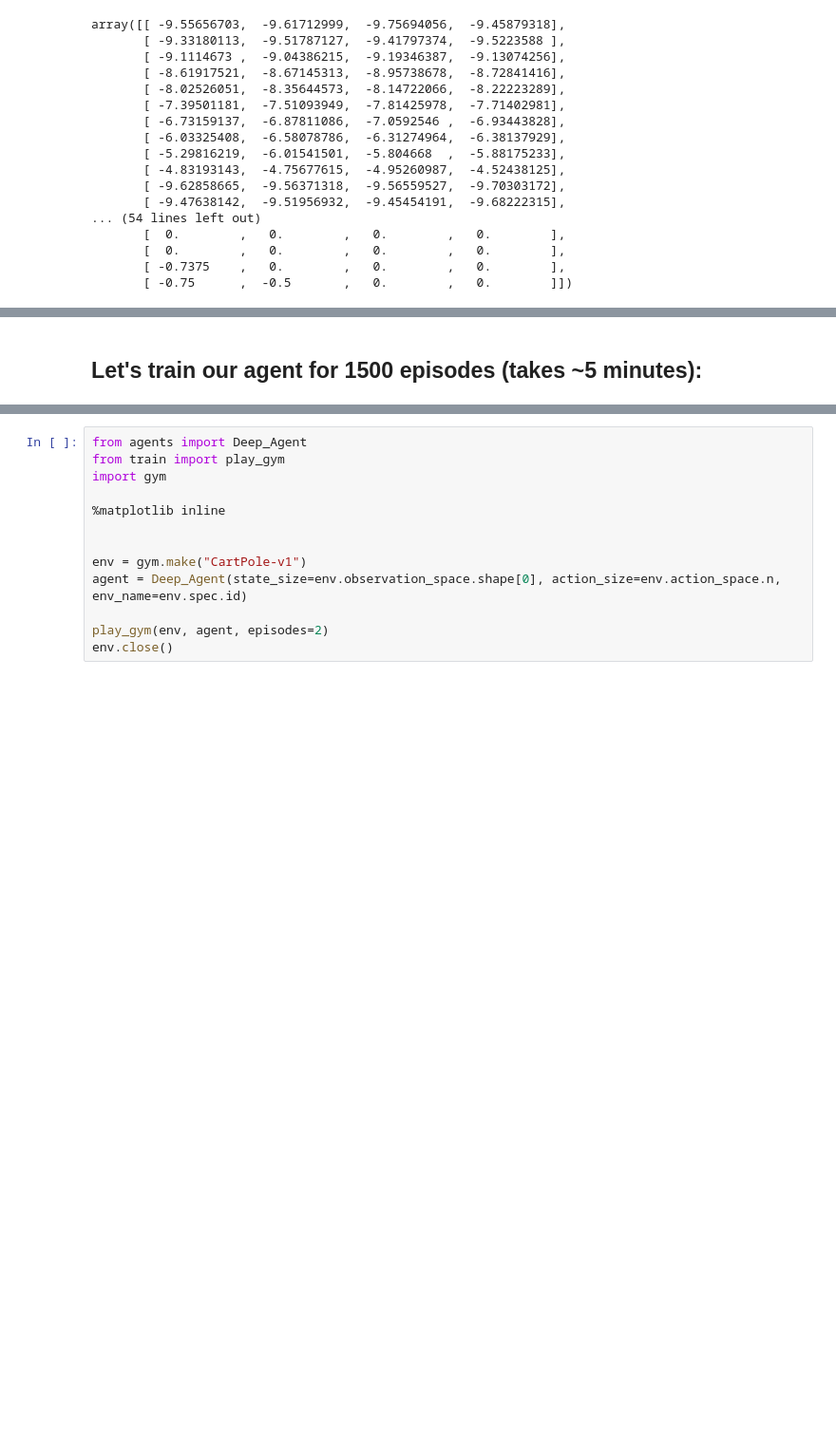
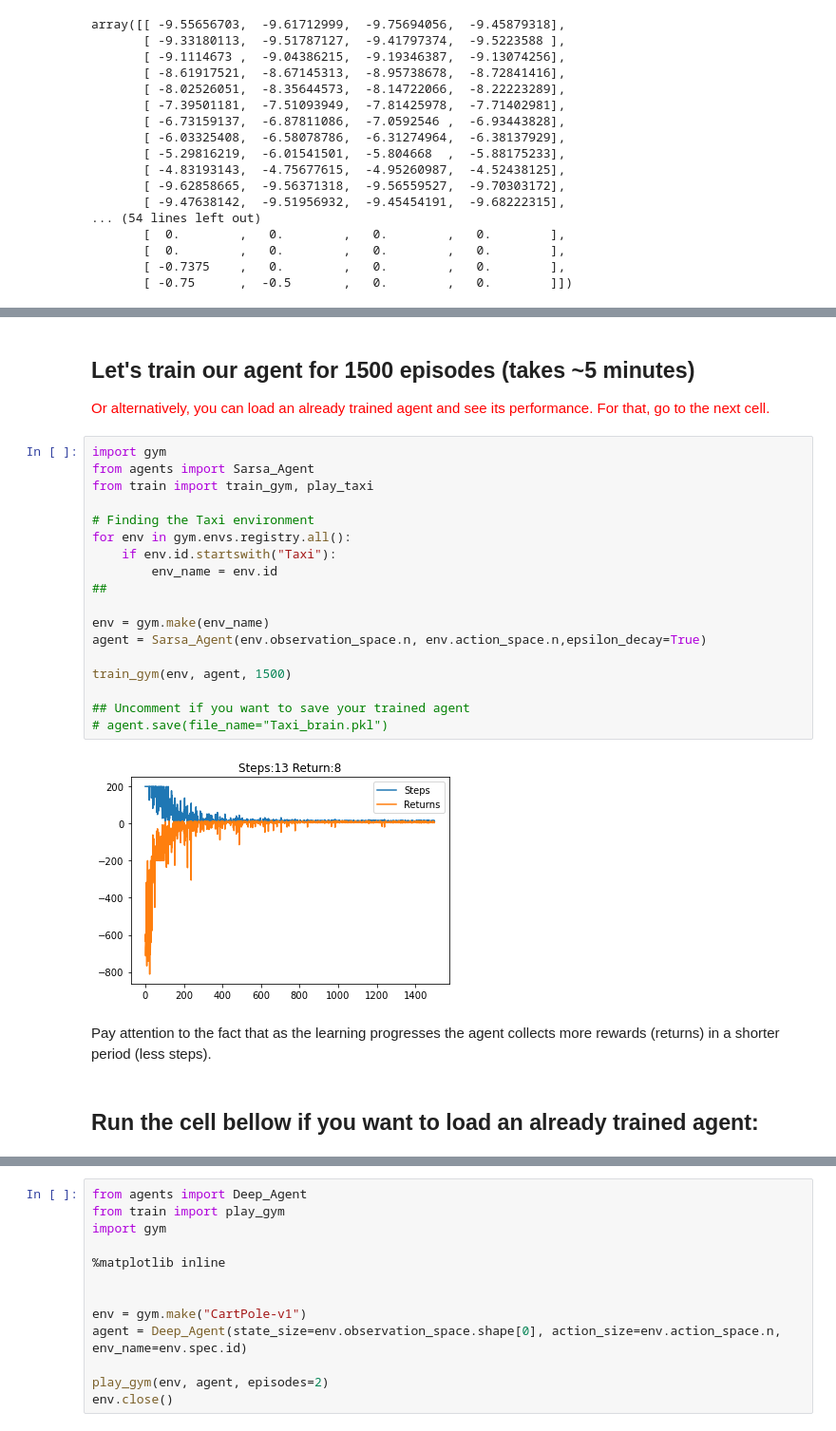
Before and after one commit to FredAmouzgar/DeepRL, a Jupyter notebook: Sarsa/Sarsa.ipynb, the cells around one changed output, grey strips where cells are left out. Shown: that part at 95% size. Drawn from its saved outputs; the diff is of its cells as text; blank space fills up the shorter version.

```diff
--- a/Sarsa/Sarsa.ipynb
+++ b/Sarsa/Sarsa.ipynb
@@ -162,6 +163,31 @@ __Actions__: The agent is allowed to perform six possible actions:
 
 Notice in the illustration above, that the taxi cannot perform certain actions in certain states due to walls. In environment's code, we will simply provide a -1 penalty for every wall hit and the taxi won't move anywhere. This will just rack up penalties causing the taxi to consider going around the wall.
 # %% [markdown]
-## Let's train our agent for 1500 episodes (takes ~5 minutes):
+## Let's train our agent for 1500 episodes (takes ~5 minutes)
+<p style="color:red;font-size:15px">Or alternatively, you can load an already trained agent and see its performance. For that, go to the next cell.</p>
+# %%
+import gym
+from agents import Sarsa_Agent
+from train import train_gym, play_taxi
+
+# Finding the Taxi environment
+for env in gym.envs.registry.all():
+    if env.id.startswith("Taxi"):
+        env_name = env.id
+##
+
+env = gym.make(env_name)
+agent = Sarsa_Agent(env.observation_space.n, env.action_space.n,epsilon_decay=True)
+
+train_gym(env, agent, 1500)
+
+## Uncomment if you want to save your trained agent
+# agent.save(file_name="Taxi_brain.pkl")
+# %% [output]
+[figure, added]
+# %% [markdown]
+Pay attention to the fact that as the learning progresses the agent collects more rewards (returns) in a shorter period (less steps).
+# %% [markdown]
+## Run the cell bellow if you want to load an already trained agent:
 # %%
 import gym
```
Also changed, not shown: parts of 5 cells of this notebook.
